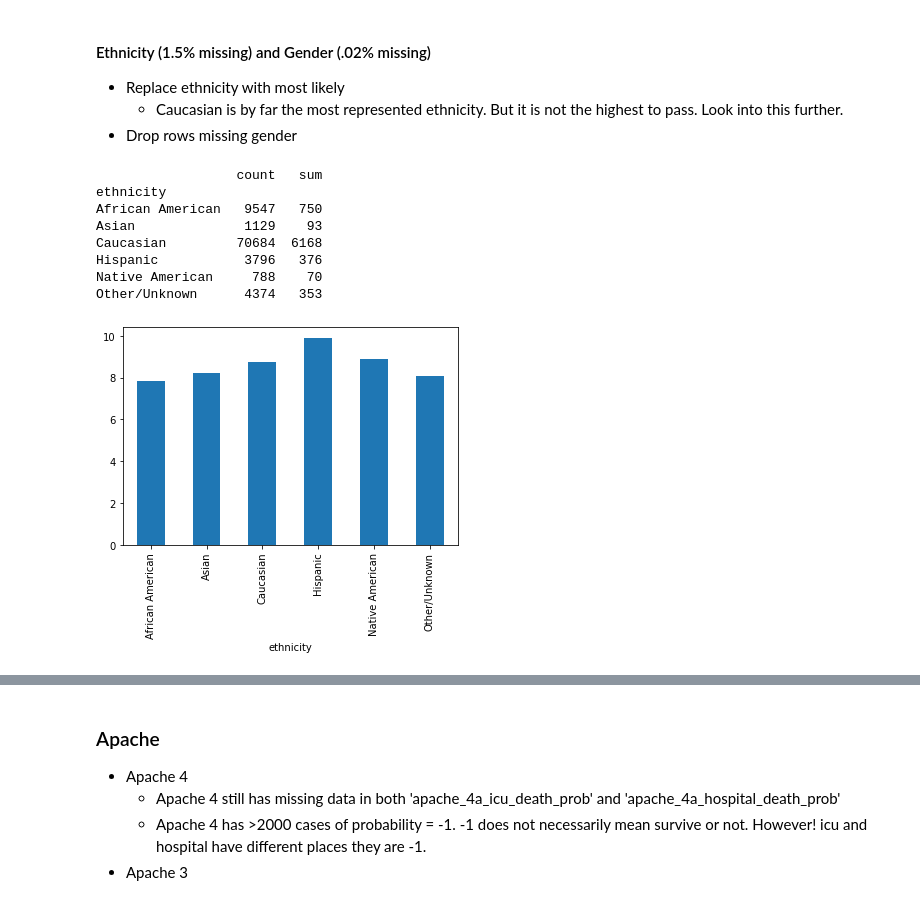
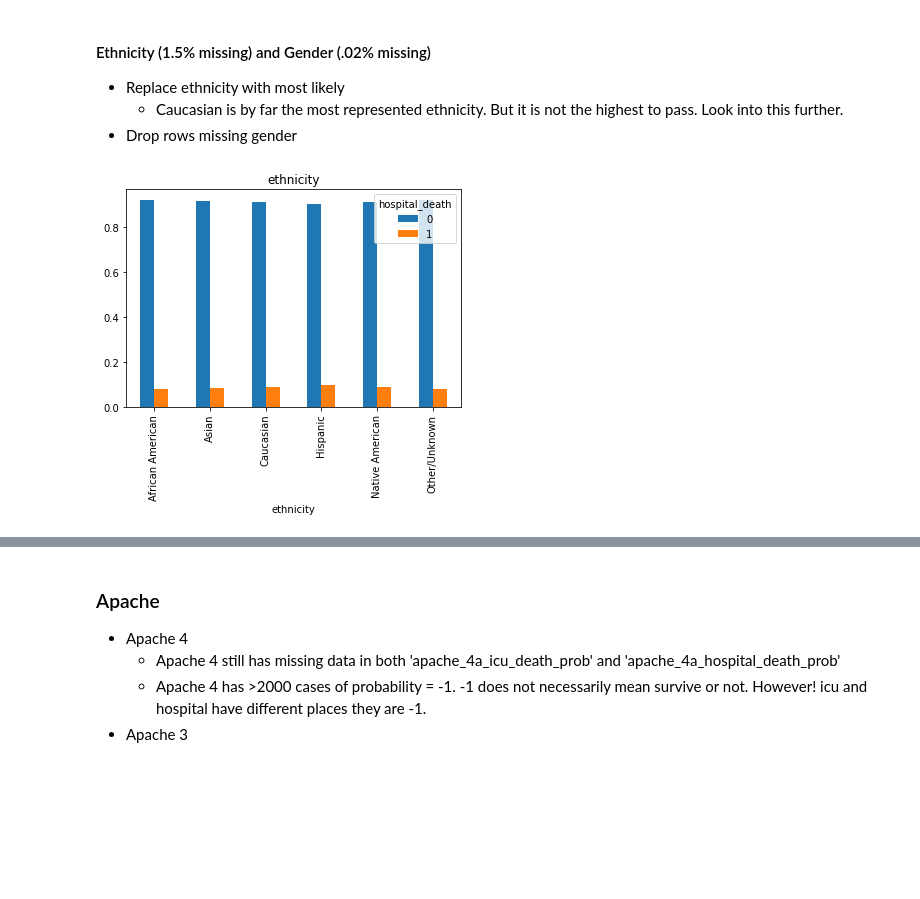
Before and after one commit to mrose10/ICU-Mortality-Prediction_Women-in-Data, a Jupyter notebook: notebooks/Load Data and EDA .ipynb, the cells around one changed output, grey strips where cells are left out. Saved outputs shown, nothing was run; the diff lists cells and outputs as text; code cells hidden in the pictures; blank space fills up the shorter version.

```diff
--- a/notebooks/Load Data and EDA .ipynb
+++ b/notebooks/Load Data and EDA .ipynb
@@ -43,3 +44,36 @@ Name: hospital_death, dtype: int64
 # Change this to text to use with Seaborn
 lgd = dict({0:'Survived',1:'Died'})
 df['Survived'] = df['hospital_death'].map(lgd)
+# %%
+# What about getting summary statistics?
+
+# Numerical can use Pearson covariance coefficient to get first approximation.
+# (Pearson assumes linarity and continuous ...we have a binary output)
+def getCov(x):
+    cov = np.corrcoef(df['hospital_death'],df[x])
+    return round(cov[0, 1],3)
+
+def plotCatBar(x):
+    """ Counts and plots categorical data sorted by hospital death"""
+    df.groupby(x).hospital_death.value_counts()
+    tbl = pd.crosstab(df[x], df.hospital_death, normalize='index')
+    tbl.plot(kind='bar')
+    plt.title(x)
+    plt.show()
+
+def plotKDE(x):
+    """ Plots numerical data sorted by hospital death"""
+    filtered_df = df[df['hospital_death']==0]
+    _ = sns.distplot(filtered_df[x], hist = False, kde = True,
+                 kde_kws = {'shade': True, 'linewidth': 3},
+                  label = 'Survived')
+
+    filtered_df = df[df['hospital_death']==1]
+    _ = sns.distplot(filtered_df[x], hist = False, kde = True,
+                 kde_kws = {'shade': True, 'linewidth': 3},
+                  label = 'Died')
+    plt.title(x)
+    plt.show()
+
+getCov('age')
+plotKDE('icu_id')
@@ -255,18 +351,6 @@ Name: age, dtype: float64
 * Drop rows missing gender
 # %%
 # This is probably where pivot_table and melting is useful. But easier for now to make a separate dataframe.
-df_et = df.groupby('ethnicity').hospital_death.agg(['count','sum'])
-print(df_et)
-df_et['percent'] = df_et.iloc[:,1]/df_et.iloc[:,0]*100
-df_et['percent'].plot(kind='bar')
-plt.show()
+plotCatBar('ethnicity')
 # %% [output]
-                  count   sum
-ethnicity
-African American   9547   750
-Asian              1129    93
-Caucasian         70684  6168
-Hispanic           3796   376
-Native American     788    70
-Other/Unknown      4374   353
-[figure, old version]
+[figure, new version]
```
Also changed, not shown: parts of 46 cells of this notebook, 1 other file.
